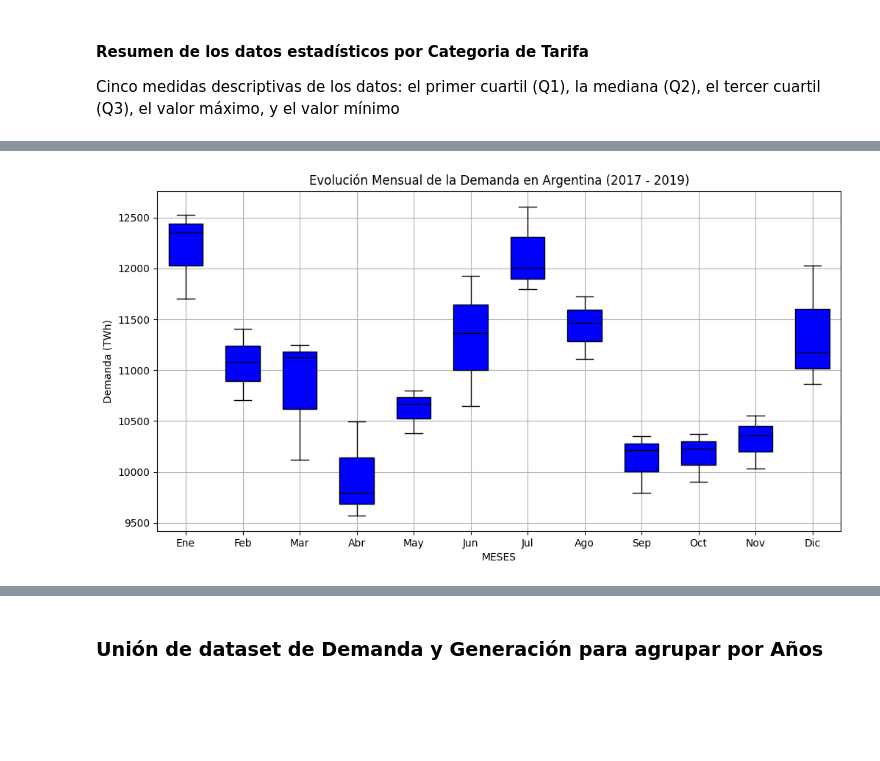
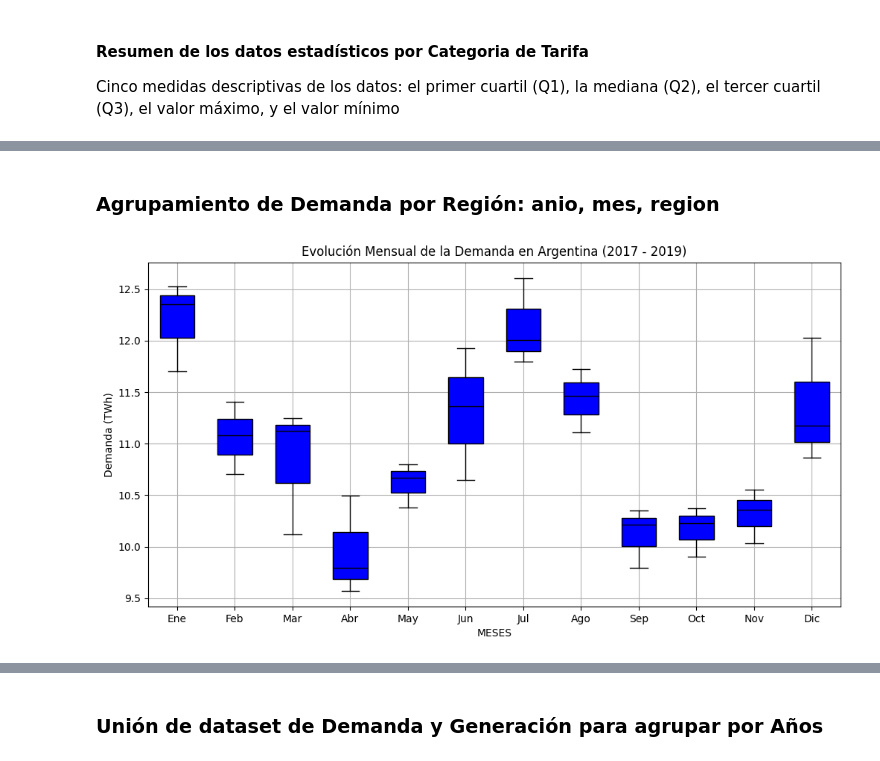
Before and after one commit to gagabriela2787/MachineLearnig, a Jupyter notebook: proyecto_principal.ipynb, the cells around one changed output, grey strips where cells are left out. Saved outputs shown, nothing was run; the diff lists cells and outputs as text; code cells hidden in the pictures; blank space fills up the shorter version.

Commit message:
Actualizaicón, gráficos y coeficiente, ML

```diff
--- a/proyecto_principal.ipynb
+++ b/proyecto_principal.ipynb
@@ -403,7 +313,7 @@ grupo_tarifas = df_dem.groupby('categoria_tarifa')
 
 for tarifa, grupo in grupo_tarifas:
     cantidad_registros = len(grupo)
-    demanda_energia = (grupo['demanda_MWh'].sum())/1000
+    demanda_energia = (grupo['demanda_MWh'].sum())/1000000
 
     # Agregar los valores al diccionario
     data['tarifa'].append(tarifa)
@@ -429,4 +339,3 @@ data['energia'].append(total_general['energia'])
 data['total'] = total_general['total']
 
 data_agrupada_dem = pd.DataFrame(data)
-data_agrupada_dem
@@ -483,7 +383,7 @@ grupo_regiones = df_dem.groupby('region')
 
 for region, grupo in grupo_regiones:
     cantidad_registros = len(grupo)
-    demanda_energia = (grupo['demanda_MWh'].sum())/1000
+    demanda_energia = (grupo['demanda_MWh'].sum())/1000000
 
     # Agregar los valores al diccionario
     data['region'].append(region)
@@ -509,4 +409,3 @@ data['energia'].append(total_general['energia'])
 data['total'] = total_general['total']
 
 data_agrupada_reg = pd.DataFrame(data)
-data_agrupada_reg
@@ -550,0 +442,2 @@ plt.show()
+# %% [markdown]
+### Agrupamiento de Demanda por Región: anio, mes, region
@@ -551,27 +474,28 @@ plt.show()
 # %%
+# Gráfico caja de bigotes
 colores = ['red', 'green', 'orange']   # Colores para cada año
-años = grupo_demandas['anio'].unique()
+años = df_demanda_reg['anio'].unique()
 
 # Agrupa y acumula la demanda por mes y año
-df_demanda_acumulada = (df_dem.groupby(['mes', 'anio'])['demanda_MWh'].sum()/1000).reset_index()
+df_demanda_acumulada = (df_dem.groupby(['mes', 'anio'])['demanda_MWh'].sum()/1000000).reset_index()
 
 plt.figure(figsize=(12, 6))
 #plt.style.use('Solarize_Light2')
 palette = sns.color_palette()
 meses = ['Ene', 'Feb', 'Mar', 'Abr', 'May', 'Jun', 'Jul', 'Ago', 'Sep', 'Oct', 'Nov', 'Dic']
 
 # Itera sobre los meses y crea una caja de bigotes para cada añ
 for mes in range(1, 13):
     demanda_por_mes = df_demanda_acumulada[df_demanda_acumulada['mes'] == mes]['demanda_MWh']
 
     # Crea el boxplot con el mes correspondiente en el eje x
     plt.boxplot(demanda_por_mes, positions=[mes], labels=[meses[mes - 1]], widths=0.6, showfliers=False,
                 patch_artist=True, boxprops=dict(facecolor='blue'), medianprops=dict(color='black'))
 # Configura el gráfico
 plt.title('Evolución Mensual de la Demanda en Argentina (2017 - 2019)')
 plt.xlabel('MESES')
 plt.ylabel('Demanda (TWh)')
 plt.grid(True)
 plt.show()
 # %% [output]
-[figure, old version]
+[figure, new version]
```
Also changed, not shown: parts of 98 cells of this notebook.
